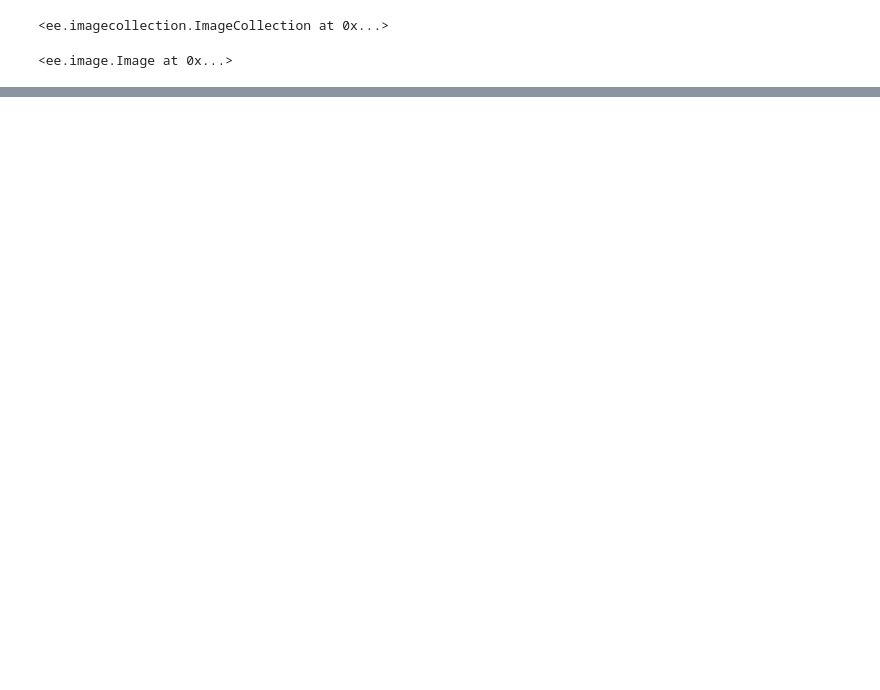
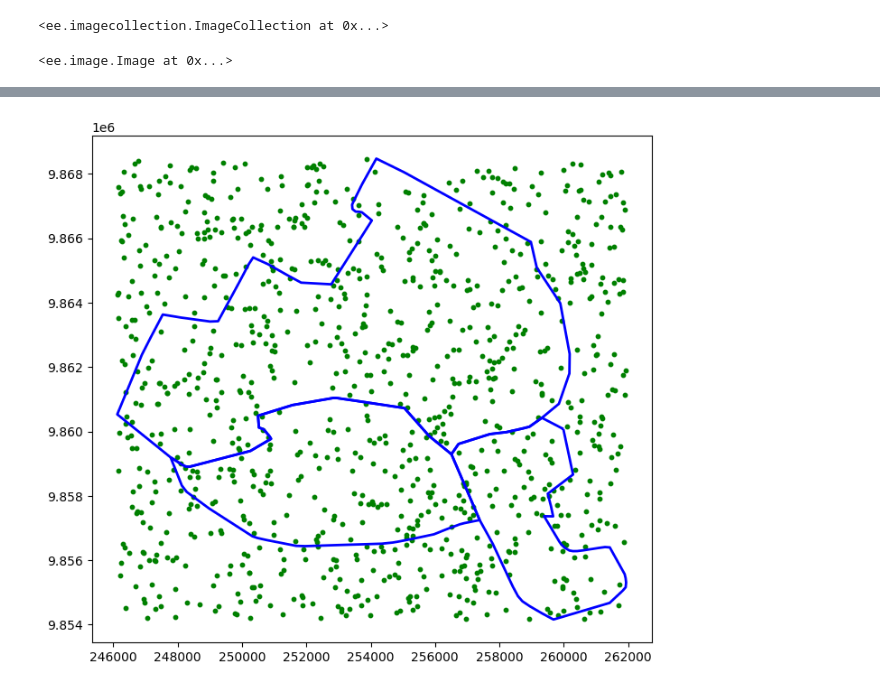
Before and after one commit to ancazugo/nairobi-urban-forest-analysis, a Jupyter notebook: notebooks/test.ipynb, the cells around one changed output, grey strips where cells are left out. Cells and saved outputs as stored; diff of their text form; code cells hidden in the pictures; blank space fills up the shorter version.

```diff
--- a/notebooks/test.ipynb
+++ b/notebooks/test.ipynb
@@ -125,0 +247,7 @@ Map(center=[-1.2537898169464654, 36.78953704839614], controls=(WidgetControl(opt
+# %%
+fig, ax = plt.subplots(figsize=(8, 8))
+roi_gdf.to_crs(utm_crs).boundary.plot(ax=ax, color='blue', linewidth=2)
+sample_gdf.to_crs(utm_crs).plot(ax=ax, color='green', markersize=10)
+plt.show()
+# %% [output]
+[figure, added]
```
Also changed, not shown: parts of 26 cells of this notebook, 2 other files.
